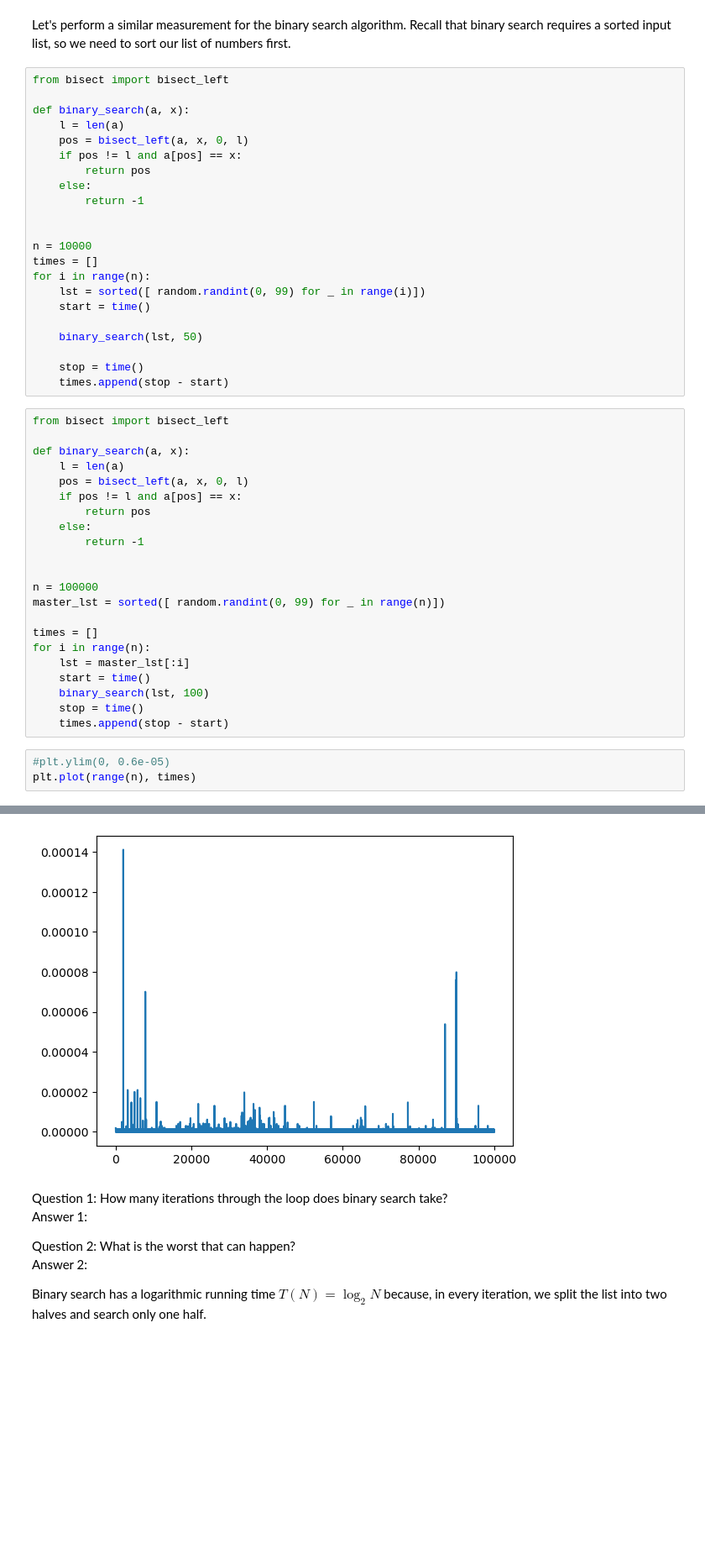
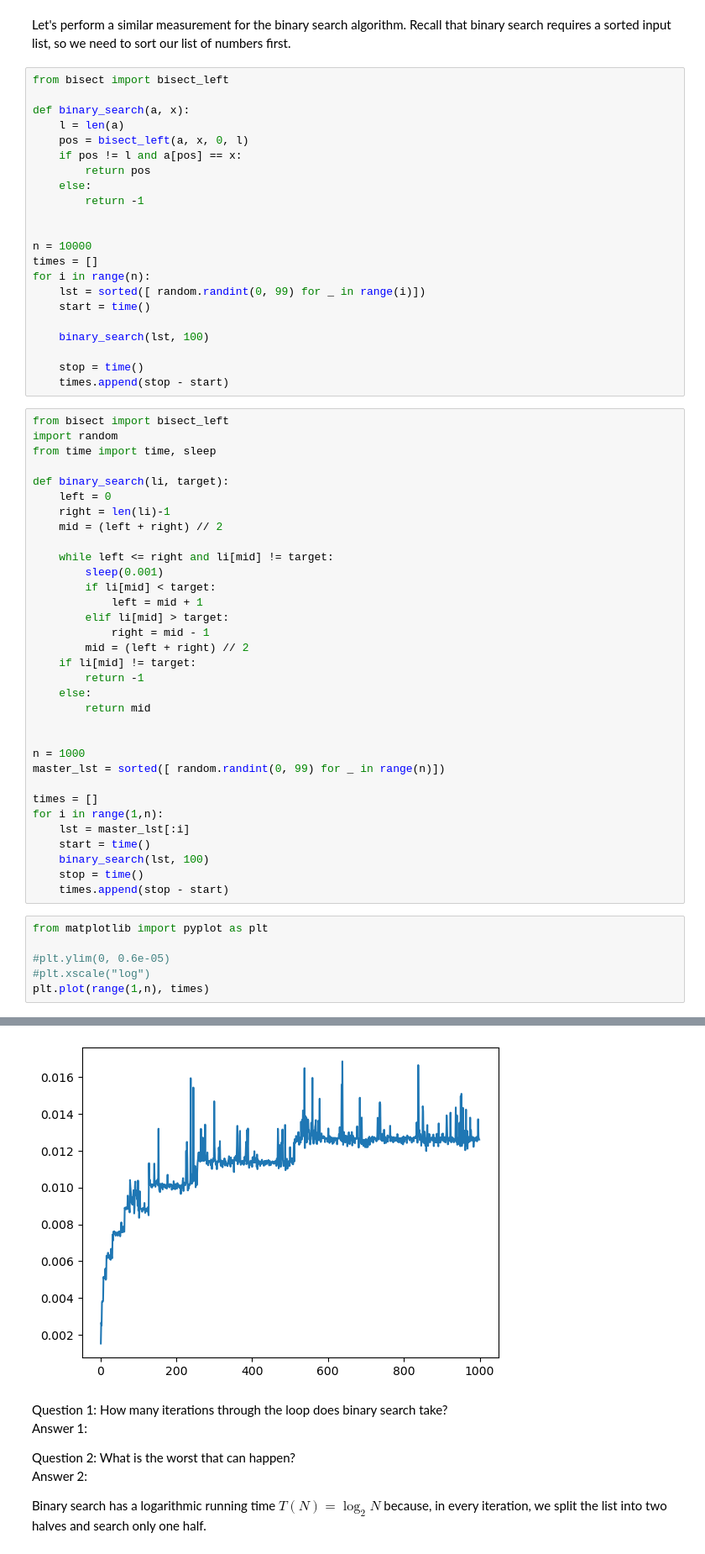
Before and after one commit to ralph-br/coms2132-spring26-materials, a Jupyter notebook: lectures/lecture04/04-algorithm-analysis.ipynb, the cells around one changed output, grey strips where cells are left out. Shown at 84% size. Drawn from its saved outputs; the diff is of its cells as text; blank space fills up the shorter version.

Commit message:
improved log n algorithm visualziation

```diff
--- a/lectures/lecture04/04-algorithm-analysis.ipynb
+++ b/lectures/lecture04/04-algorithm-analysis.ipynb
@@ -157,38 +157,52 @@ for i in range(n):
     lst = sorted([ random.randint(0, 99) for _ in range(i)])
     start = time()
 
-    binary_search(lst, 50)
+    binary_search(lst, 100)
 
     stop = time()
     times.append(stop - start)
 # %%
 from bisect import bisect_left
+import random
+from time import time, sleep
 
-def binary_search(a, x):
-    l = len(a)
-    pos = bisect_left(a, x, 0, l)
-    if pos != l and a[pos] == x:
-        return pos
+def binary_search(li, target):
+    left = 0
+    right = len(li)-1
+    mid = (left + right) // 2
+
+    while left <= right and li[mid] != target:
+        sleep(0.001)
+        if li[mid] < target:
+            left = mid + 1
+        elif li[mid] > target:
+            right = mid - 1
+        mid = (left + right) // 2
+    if li[mid] != target:
+        return -1
     else:
-        return -1
+        return mid
 
 
-n = 100000
+n = 1000
 master_lst = sorted([ random.randint(0, 99) for _ in range(n)])
 
 times = []
-for i in range(n):
+for i in range(1,n):
     lst = master_lst[:i]
     start = time()
     binary_search(lst, 100)
     stop = time()
     times.append(stop - start)
 # %%
+from matplotlib import pyplot as plt
+
 #plt.ylim(0, 0.6e-05)
-plt.plot(range(n), times)
+#plt.xscale("log")
+plt.plot(range(1,n), times)
 # %% [output]
 [<matplotlib.lines.Line2D at 0x...>]
-[figure, old version]
+[figure, new version]
 # %% [markdown]
 Question 1: How many iterations through the loop does binary search take?<br/>
 Answer 1:
```
Also changed, not shown: parts of 2 cells of this notebook.
